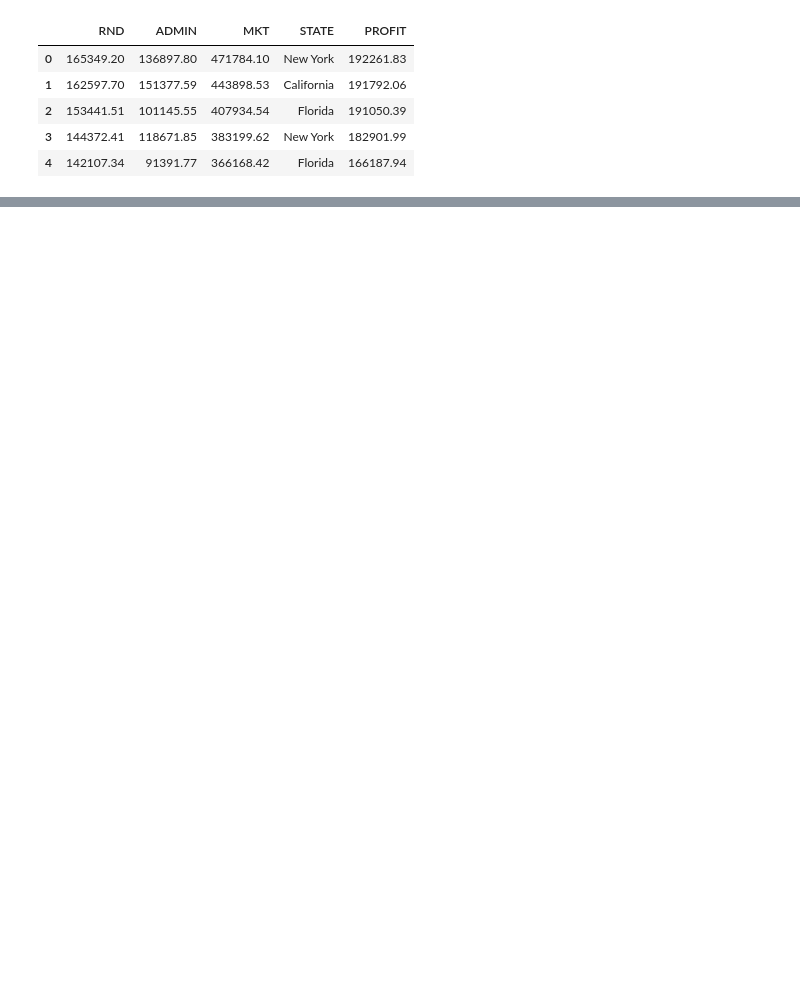
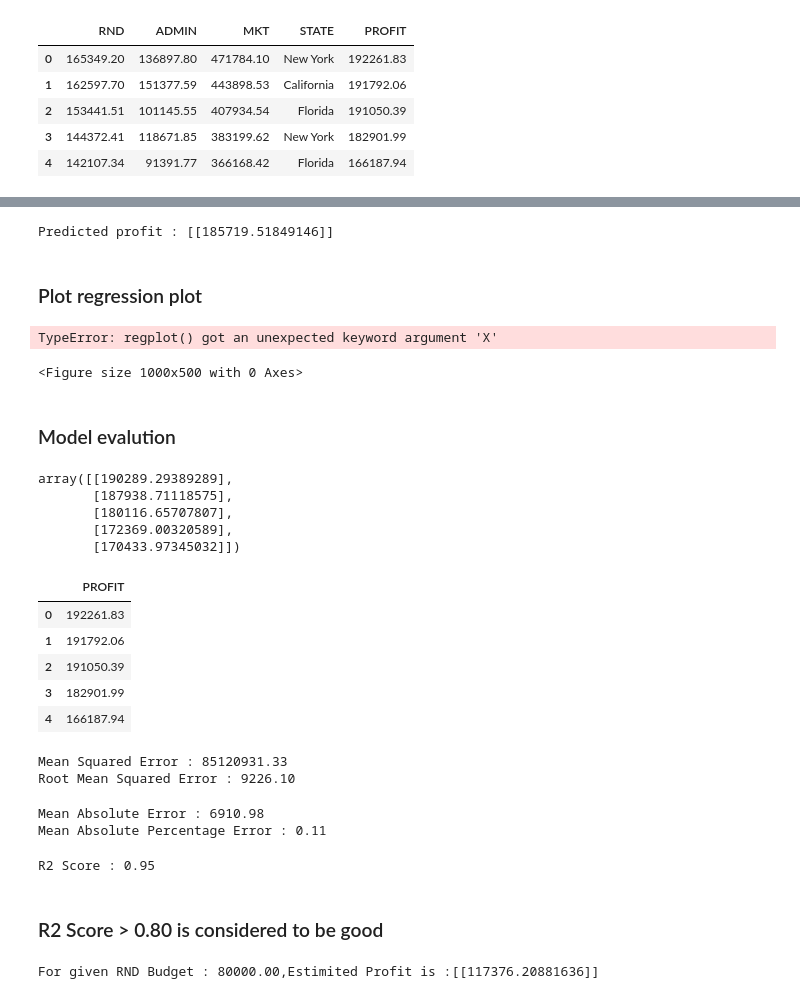
Before and after one commit to Omkar1718/Machine-learning, a Jupyter notebook: 1 Simple linear regression/SlR.ipynb, the cells around one changed output, grey strips where cells are left out. Cells and saved outputs as stored; diff of their text form; code cells hidden in the pictures; blank space fills up the shorter version.

```diff
--- a/1 Simple linear regression/SlR.ipynb
+++ b/1 Simple linear regression/SlR.ipynb
@@ -15,0 +82,70 @@ import seaborn as sns
+# %%
+rnd = 1_60_000
+profit_pred = model.predict([[rnd]])
+print(f"Predicted profit : {profit_pred}")
+# %% [output]
+Predicted profit : [[185719.51849146]]
+# %% [markdown]
+### Plot regression plot
+# %%
+plt.figure(figsize=(10,5))
+sns.regplot(data=df,X="RND",Y="Profit",line_kws= {"color" : "red"})
+plt.title("Regression PLot PROFIT VS RND")
+plt.grid()
+plt.show()
+# %% [output]
+TypeError: regplot() got an unexpected keyword argument 'X'
+<Figure size 1000x500 with 0 Axes>
+# %% [markdown]
+### Model evalution
+# %%
+ypred = model.predict(X)
+ypred[0:5]
+# %% [output]
+array([[190289.29389289],
+       [187938.71118575],
+       [180116.65707807],
+       [172369.00320589],
+       [170433.97345032]])
+# %%
+Y.head()
+# %% [output]
+|  | PROFIT |
+| 0 | 192261.83 |
+| 1 | 191792.06 |
+| 2 | 191050.39 |
+| 3 | 182901.99 |
+| 4 | 166187.94 |
+# %%
+from sklearn.metrics import mean_squared_error
+mse = mean_squared_error(Y,ypred)
+rmse =mse**(1/2)
+print(f"Mean Squared Error : {mse:.2f}")
+print(f"Root Mean Squared Error : {rmse :.2f}")
+# %% [output]
+Mean Squared Error : 85120931.33
+Root Mean Squared Error : 9226.10
+# %%
+from sklearn.metrics import mean_absolute_error
+from sklearn.metrics import mean_absolute_percentage_error
+mae = mean_absolute_error(Y, ypred)
+mape = mean_absolute_percentage_error(Y, ypred)
+print(f"Mean Absolute Error : {mae :.2f}")
+print(f"Mean Absolute Percentage Error : {mape :.2f}")
+# %% [output]
+Mean Absolute Error : 6910.98
+Mean Absolute Percentage Error : 0.11
+# %%
+from sklearn.metrics import r2_score
+r2 = r2_score(Y,ypred)
+print(f"R2 Score : {r2 :.2f}")
+# %% [output]
+R2 Score : 0.95
+# %% [markdown]
+### R2 Score > 0.80 is considered to be good
+# %%
+rnd = 80_000
+profit_est = model.predict([[rnd]])
+print(f"For given RND Budget : {rnd:.2f},Estimited Profit is :{profit_est}")
+# %% [output]
+For given RND Budget : 80000.00,Estimited Profit is :[[117376.20881636]]
```
Also changed, not shown: parts of 16 cells of this notebook, 13 other files.
